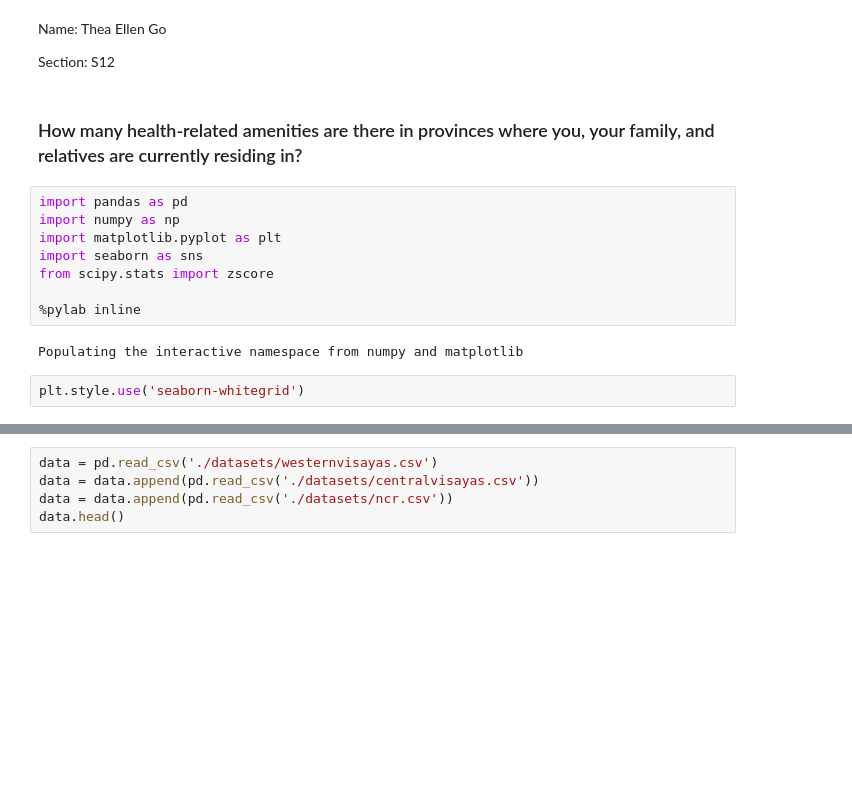
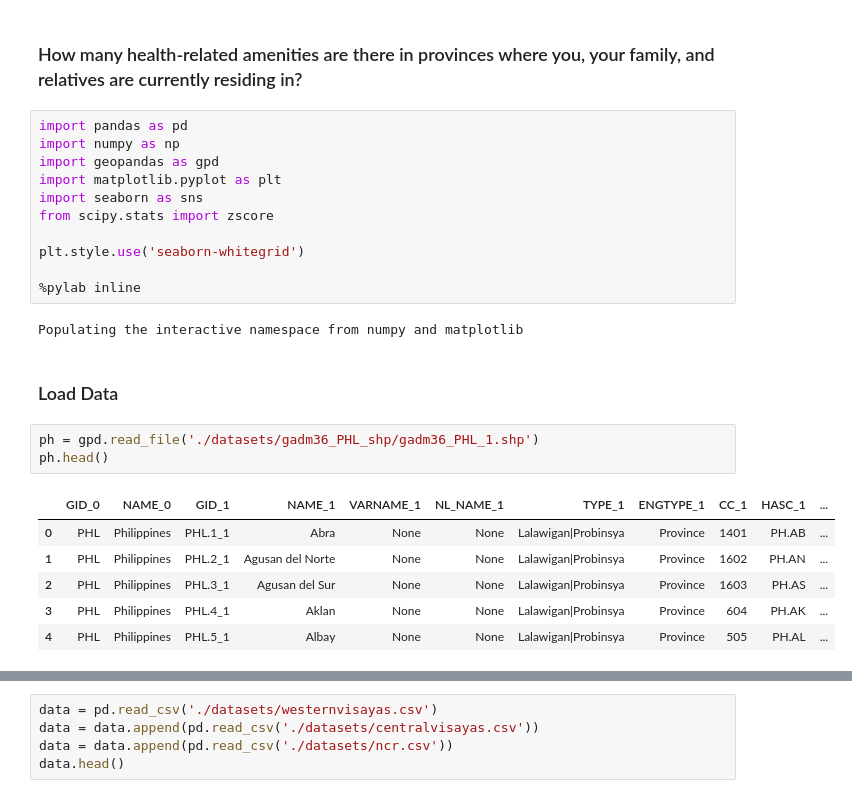
Before and after one commit to theaellengo/datasci-notebooks, a Jupyter notebook: notebooks/02 Health Sites/health-sites.ipynb, the cells around one changed output, grey strips where cells are left out. Saved outputs shown, nothing was run; the diff lists cells and outputs as text; blank space fills up the shorter version.

```diff
--- a/notebooks/02 Health Sites/health-sites.ipynb
+++ b/notebooks/02 Health Sites/health-sites.ipynb
@@ -3,18 +5,27 @@
-# %% [markdown]
-Name: Thea Ellen Go
-
-Section: S12
 # %% [markdown]
 ### How many health-related amenities are there in provinces where you, your family, and relatives are currently residing in?
 # %%
 import pandas as pd
 import numpy as np
+import geopandas as gpd
 import matplotlib.pyplot as plt
 import seaborn as sns
 from scipy.stats import zscore
 
+plt.style.use('seaborn-whitegrid')
+
 %pylab inline
 # %% [output]
 Populating the interactive namespace from numpy and matplotlib
-# %%
-plt.style.use('seaborn-whitegrid')
+# %% [markdown]
+### Load Data
+# %%
+ph = gpd.read_file('./datasets/gadm36_PHL_shp/gadm36_PHL_1.shp')
+ph.head()
+# %% [output]
+|  | GID_0 | NAME_0 | GID_1 | NAME_1 | VARNAME_1 | NL_NAME_1 | TYPE_1 | ENGTYPE_1 | CC_1 | HASC_1 | ... |
+| 0 | PHL | Philippines | PHL.1_1 | Abra | None | None | Lalawigan|Probinsya | Province | 1401 | PH.AB | ... |
+| 1 | PHL | Philippines | PHL.2_1 | Agusan del Norte | None | None | Lalawigan|Probinsya | Province | 1602 | PH.AN | ... |
+| 2 | PHL | Philippines | PHL.3_1 | Agusan del Sur | None | None | Lalawigan|Probinsya | Province | 1603 | PH.AS | ... |
+| 3 | PHL | Philippines | PHL.4_1 | Aklan | None | None | Lalawigan|Probinsya | Province | 604 | PH.AK | ... |
+| 4 | PHL | Philippines | PHL.5_1 | Albay | None | None | Lalawigan|Probinsya | Province | 505 | PH.AL | ... |
```
Also changed, not shown: parts of 48 cells of this notebook, 23 other files.
